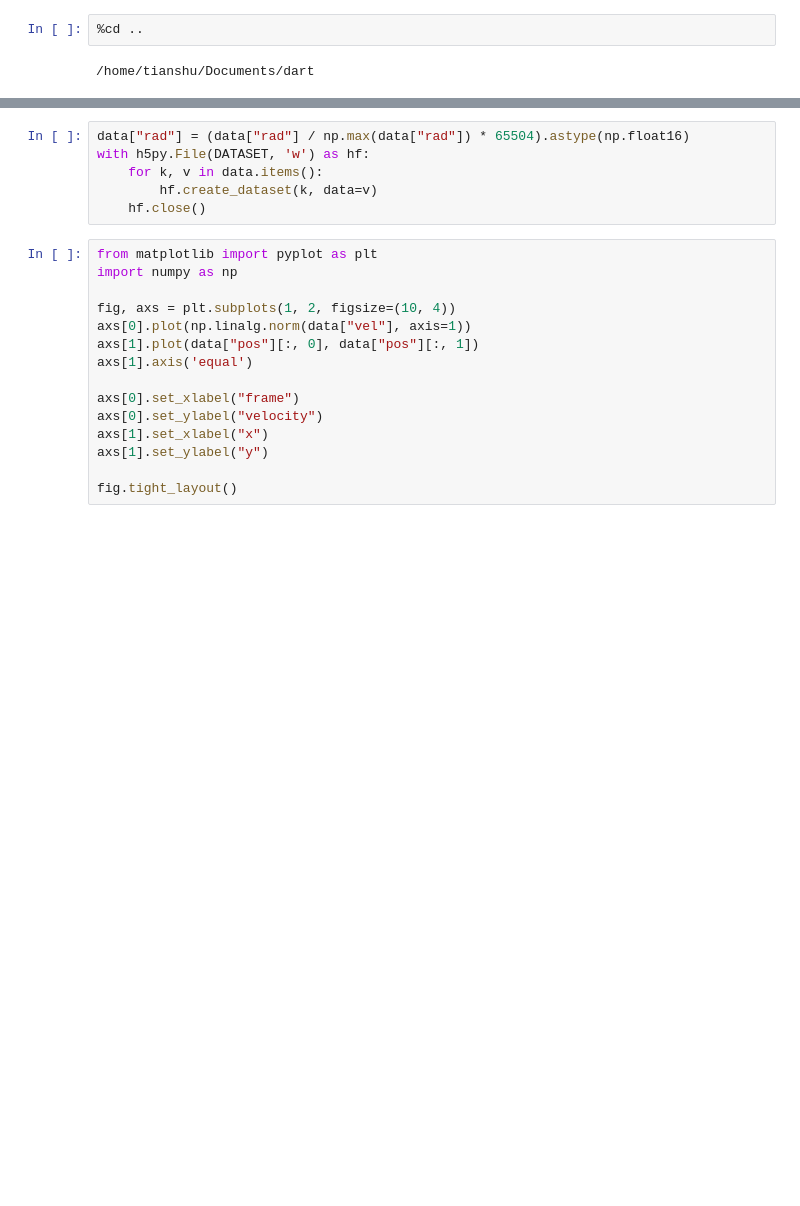
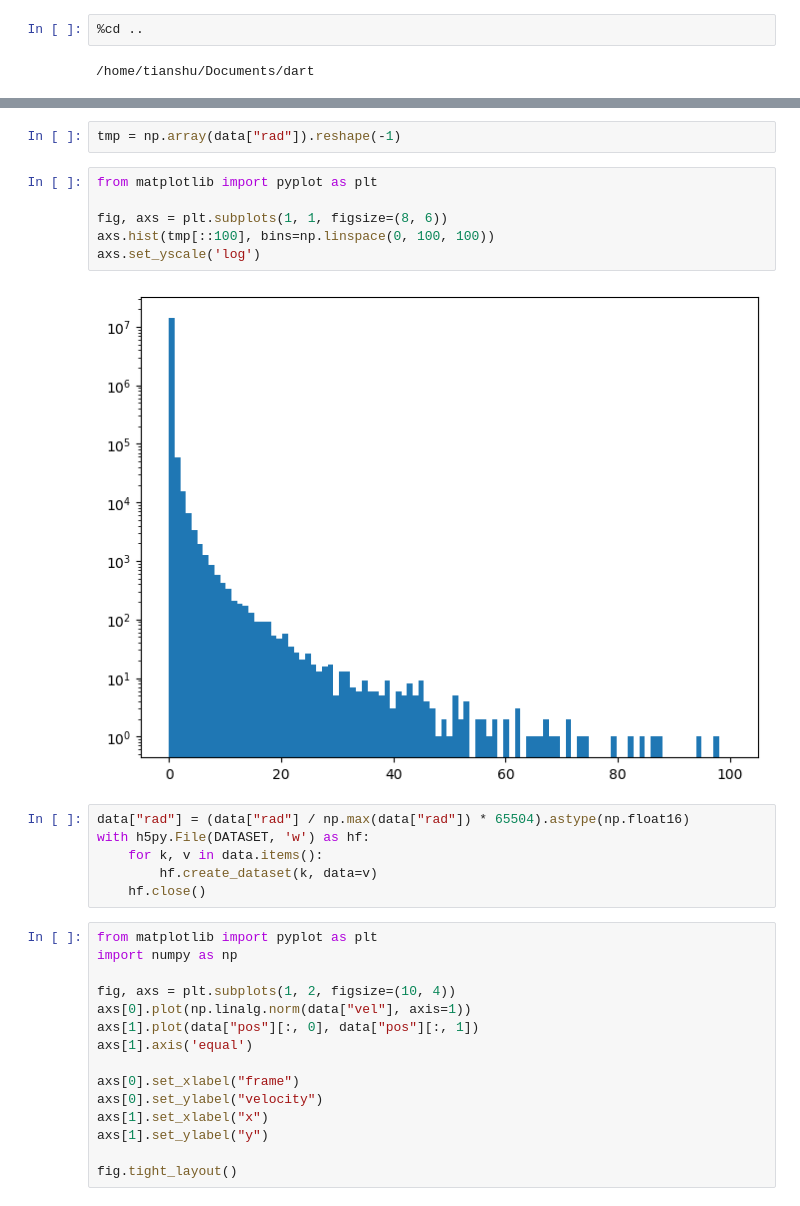
Before and after one commit to WiseLabCMU/dart, a Jupyter notebook: notebooks/dataset.ipynb, the cells around one changed output, grey strips where cells are left out. Cells and saved outputs as stored; diff of their text form; blank space fills up the shorter version.

```diff
--- a/notebooks/dataset.ipynb
+++ b/notebooks/dataset.ipynb
@@ -20,3 +19,13 @@ plt.imshow(data['rad'][110, ..., 1])
+# %%
+tmp = np.array(data["rad"]).reshape(-1)
+# %%
+from matplotlib import pyplot as plt
+
+fig, axs = plt.subplots(1, 1, figsize=(8, 6))
+axs.hist(tmp[::100], bins=np.linspace(0, 100, 100))
+axs.set_yscale('log')
+# %% [output]
+[figure, added]
 # %%
 data["rad"] = (data["rad"] / np.max(data["rad"]) * 65504).astype(np.float16)
 with h5py.File(DATASET, 'w') as hf:
```
Also changed, not shown: parts of 3 cells of this notebook, 18 other files.
